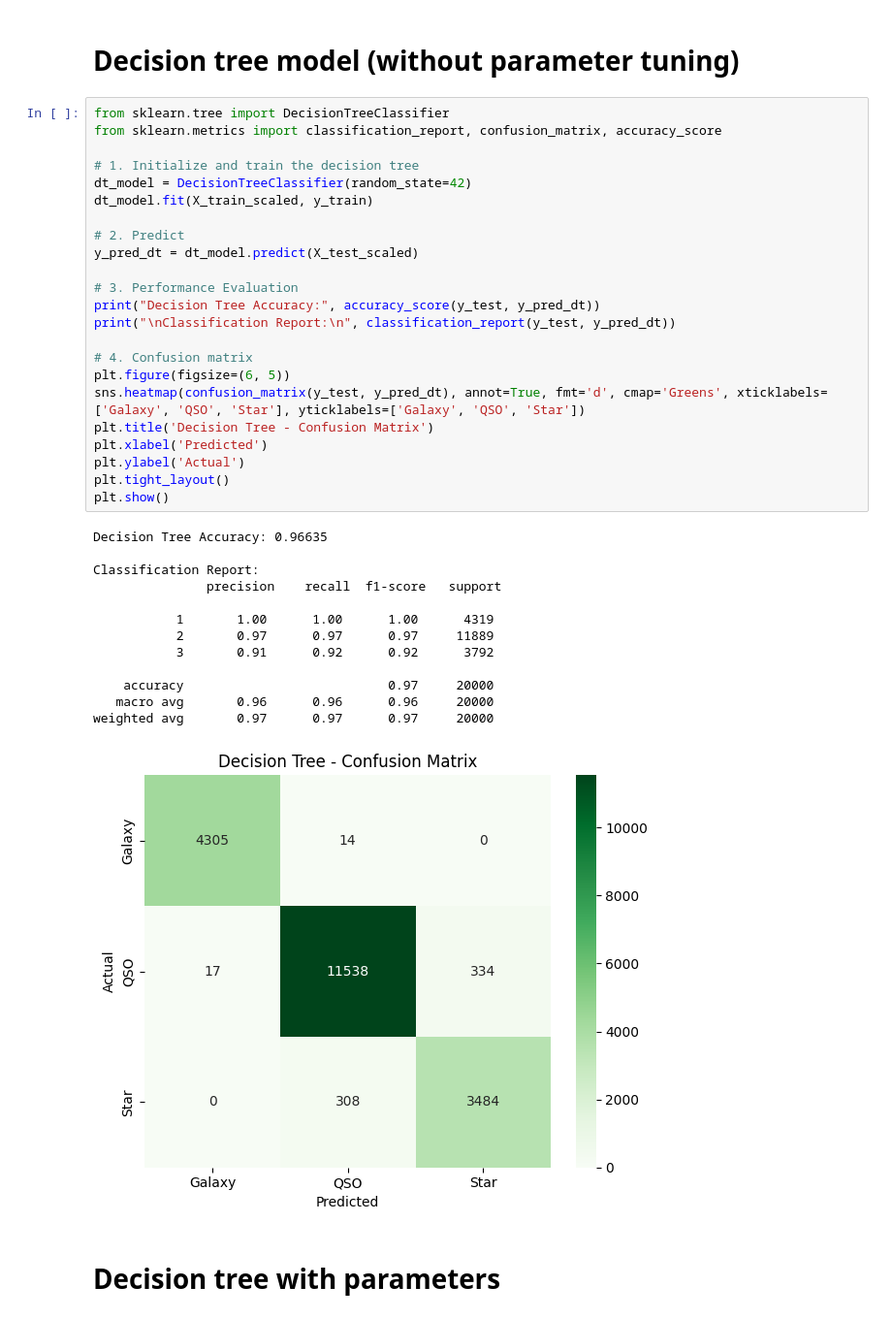
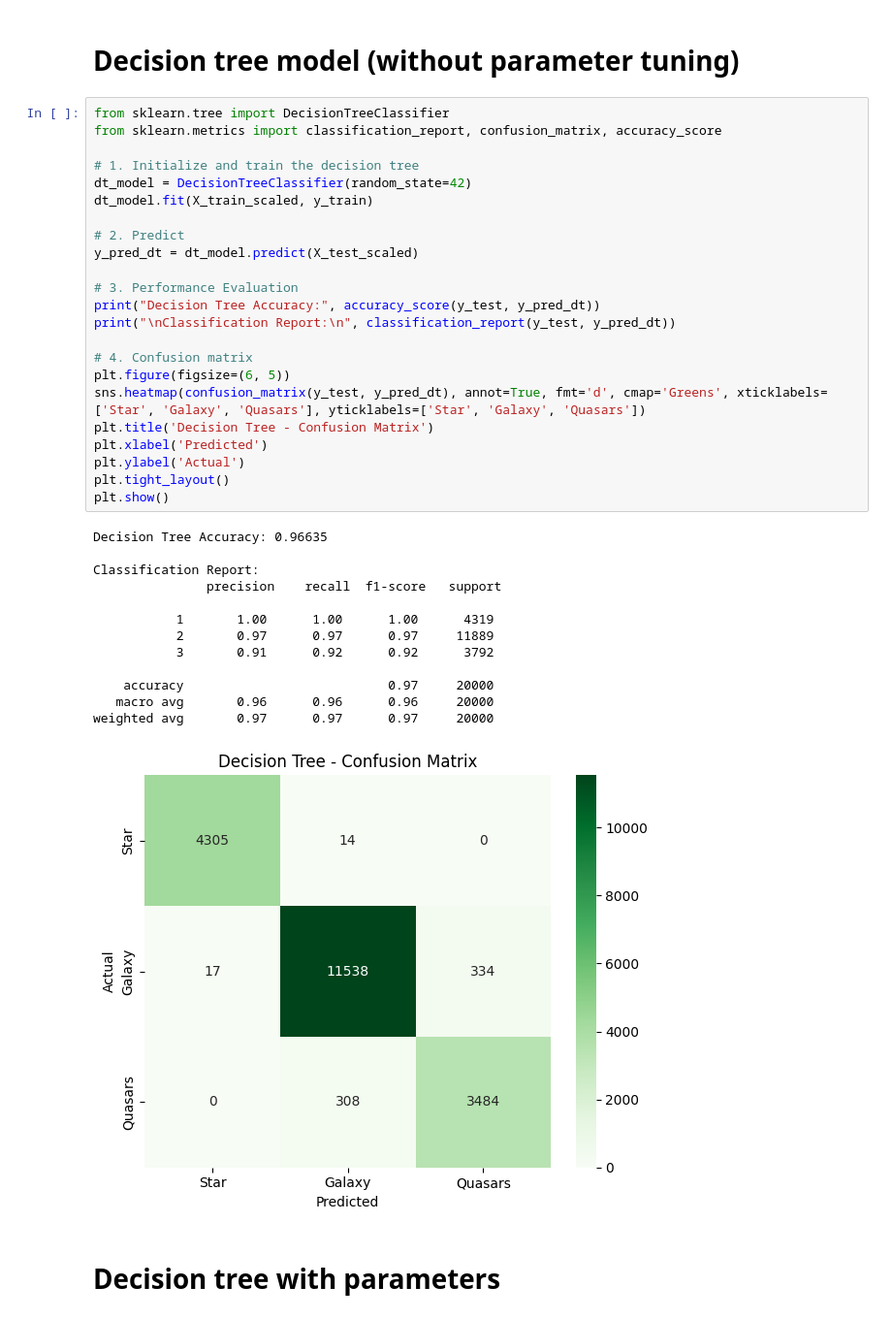
Before and after one commit to apekshakashyap17/Capstone_StellarAstro_ML, a Jupyter notebook: Firstnotebook.ipynb, the cells around one changed output. Shown at 97% size. Drawn from its saved outputs; the diff is of its cells as text.

```diff
--- a/Firstnotebook.ipynb
+++ b/Firstnotebook.ipynb
@@ -541,35 +562,35 @@ from sklearn.metrics import classification_report, confusion_matrix, accuracy_sc
 dt_model = DecisionTreeClassifier(random_state=42)
 dt_model.fit(X_train_scaled, y_train)
 
 # 2. Predict
 y_pred_dt = dt_model.predict(X_test_scaled)
 
 # 3. Performance Evaluation
 print("Decision Tree Accuracy:", accuracy_score(y_test, y_pred_dt))
 print("\nClassification Report:\n", classification_report(y_test, y_pred_dt))
 
 # 4. Confusion matrix
 plt.figure(figsize=(6, 5))
-sns.heatmap(confusion_matrix(y_test, y_pred_dt), annot=True, fmt='d', cmap='Greens', xticklabels=['Galaxy', 'QSO', 'Star'], yticklabels=['Galaxy', 'QSO', 'Star'])
+sns.heatmap(confusion_matrix(y_test, y_pred_dt), annot=True, fmt='d', cmap='Greens', xticklabels=['Star', 'Galaxy', 'Quasars'], yticklabels=['Star', 'Galaxy', 'Quasars'])
 plt.title('Decision Tree - Confusion Matrix')
 plt.xlabel('Predicted')
 plt.ylabel('Actual')
 plt.tight_layout()
 plt.show()
 # %% [output]
 Decision Tree Accuracy: 0.96635
 
 Classification Report:
                precision    recall  f1-score   support
 
            1       1.00      1.00      1.00      4319
            2       0.97      0.97      0.97     11889
            3       0.91      0.92      0.92      3792
 
     accuracy                           0.97     20000
    macro avg       0.96      0.96      0.96     20000
 weighted avg       0.97      0.97      0.97     20000
-[figure, old version]
+[figure, new version]
 # %% [markdown]
 # Decision tree with parameters
 # %%
```
Also changed, not shown: parts of 9 cells of this notebook.
